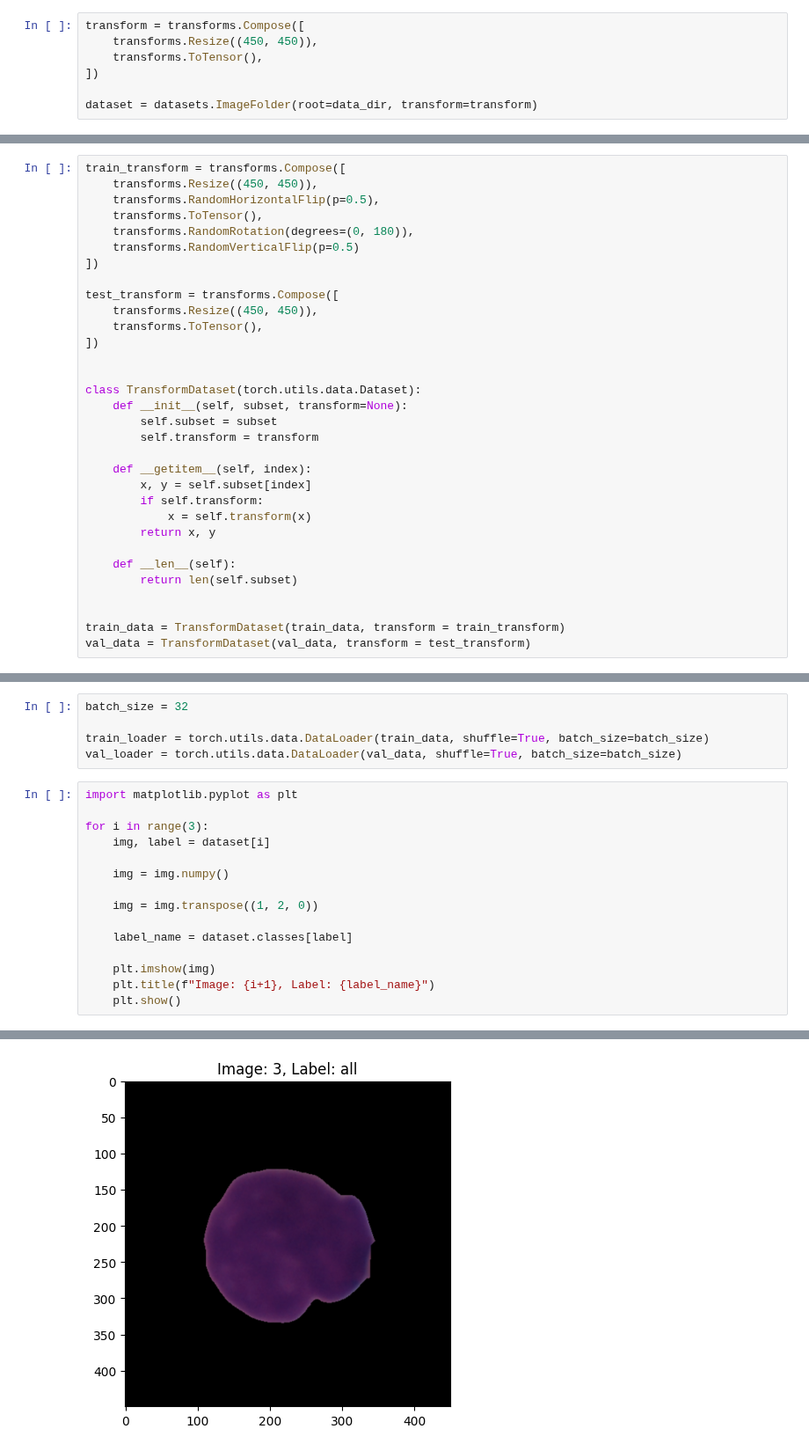
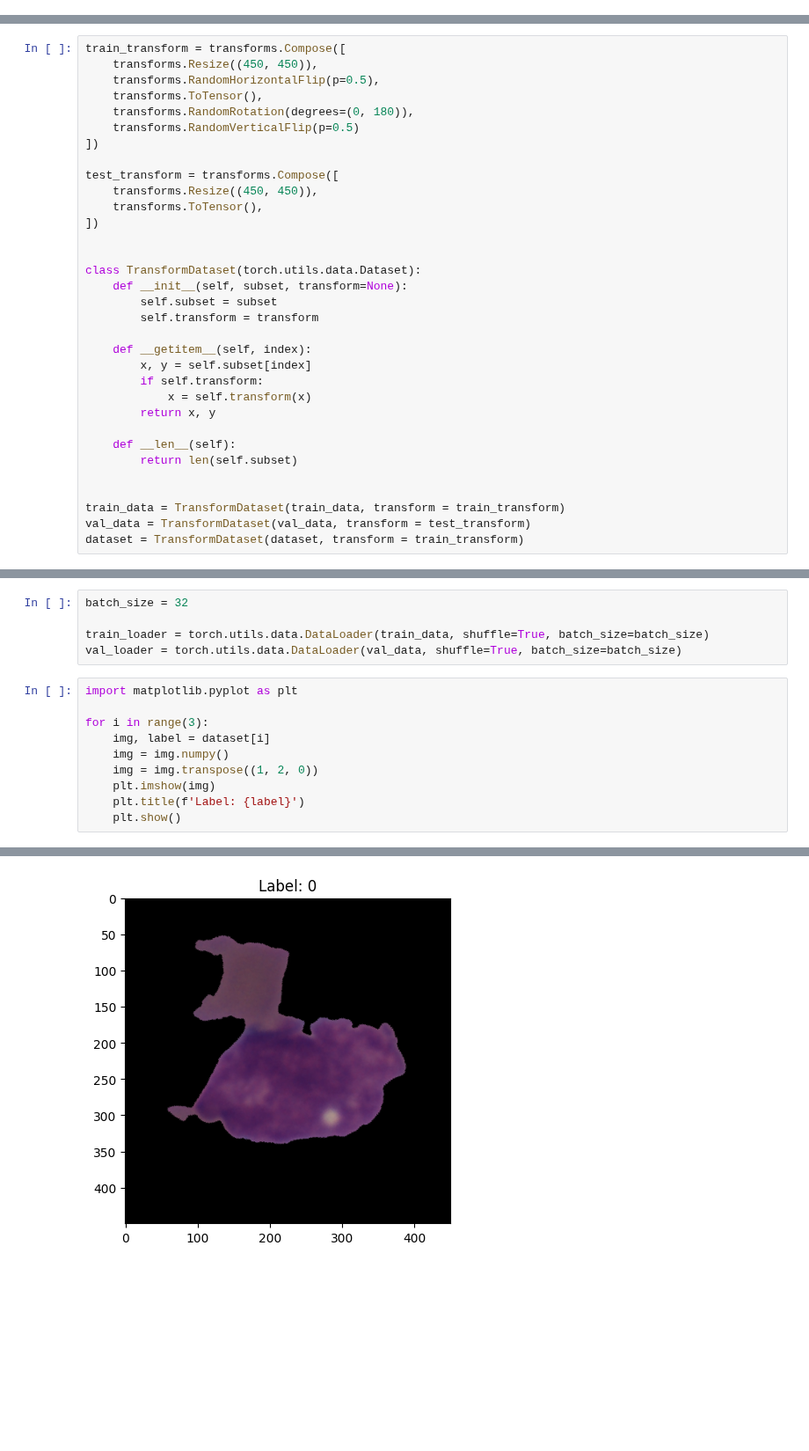
Before and after one commit to YuriiKlim/AI, a Jupyter notebook: image_clas_lab.ipynb, the cells around one changed output, grey strips where cells are left out. Shown at 88% size. Saved outputs shown, nothing was run; the diff lists cells and outputs as text; blank space fills up the shorter version.

```diff
--- a/image_clas_lab.ipynb
+++ b/image_clas_lab.ipynb
@@ -38,10 +38,3 @@ len(dataset)
 dataset[0]
 # %% [output]
 (<PIL.Image.Image image mode=RGB size=450x450>, 0)
-# %%
-transform = transforms.Compose([
-    transforms.Resize((450, 450)),
-    transforms.ToTensor(),
-])
-
-dataset = datasets.ImageFolder(root=data_dir, transform=transform)
@@ -88,6 +76,7 @@ class TransformDataset(torch.utils.data.Dataset):
 
 train_data = TransformDataset(train_data, transform = train_transform)
 val_data = TransformDataset(val_data, transform = test_transform)
+dataset = TransformDataset(dataset, transform = train_transform)
 # %%
 len(train_data), len(val_data)
 # %% [output]
@@ -102,14 +91,9 @@ import matplotlib.pyplot as plt
 
 for i in range(3):
     img, label = dataset[i]
-
     img = img.numpy()
-
     img = img.transpose((1, 2, 0))
-
-    label_name = dataset.classes[label]
-
     plt.imshow(img)
-    plt.title(f"Image: {i+1}, Label: {label_name}")
+    plt.title(f'Label: {label}')
     plt.show()
 # %% [output]
@@ -118,4 +102,4 @@ for i in range(3):
-[figure, old version]
+[figure, new version]
 # %%
 from torchvision.utils import make_grid
 
```
Also changed, not shown: parts of 4 cells of this notebook.
